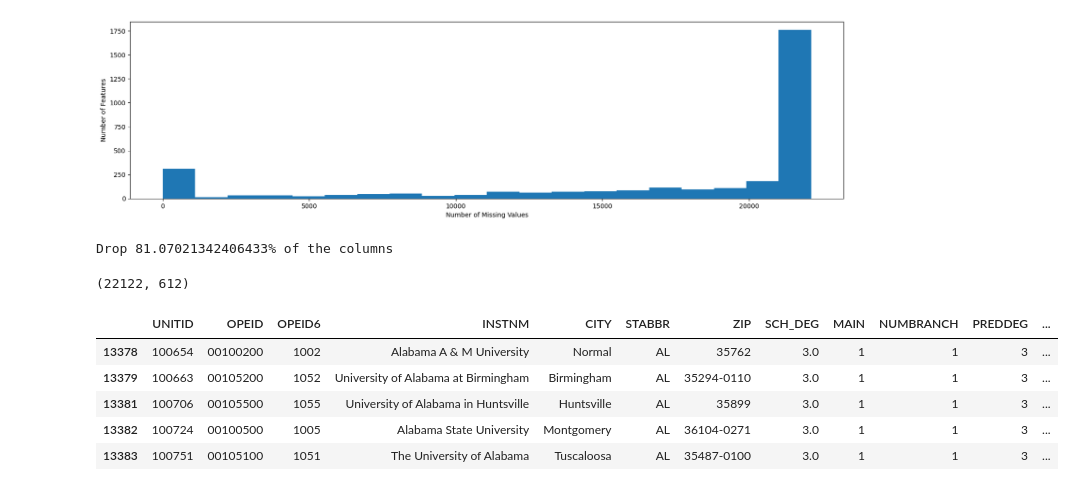
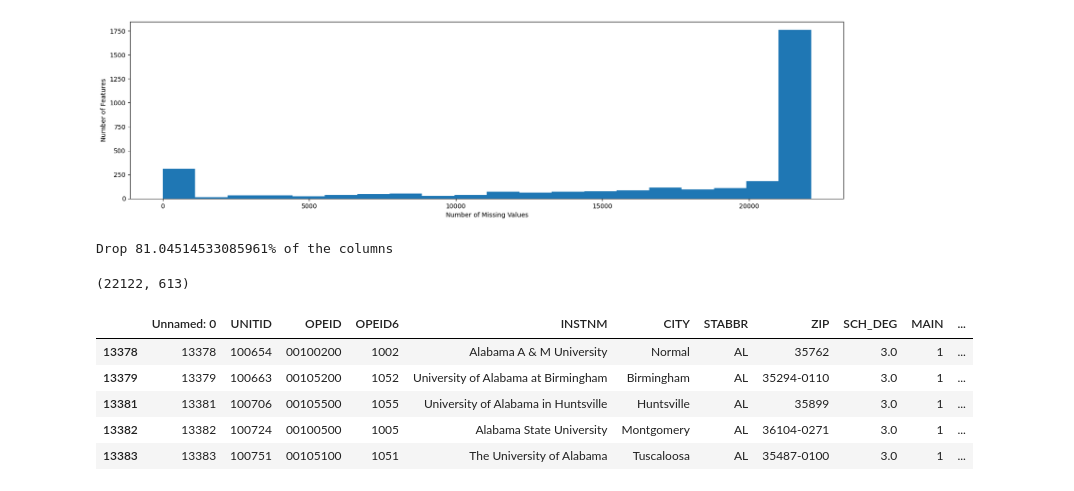
Before and after one commit to cyrilmichino/modeling-income-shares, a Jupyter notebook: college-scorecard-data-analysis.ipynb, the cells around one changed output. Saved outputs shown, nothing was run; the diff lists cells and outputs as text; code cells hidden in the pictures.

```diff
--- a/college-scorecard-data-analysis.ipynb
+++ b/college-scorecard-data-analysis.ipynb
@@ -98,6 +100,8 @@ data.head(10)
 0               NaN                      NaN                 NaN
 1               NaN                      NaN                 NaN
 2               NaN
+# %%
+data = pd.read_csv("/kaggle/working/UncleanedConsolidatedData.csv", low_memory=False)
 # %%
 #PrivacySuppressed has been used as an alternative to None in Object Columns
 data = data.map(lambda x: None if x == "PrivacySuppressed" else x, na_action='ignore')
@@ -121,28 +126,29 @@ plt.show()
 # %% [output]
 [figure]
 # %%
-to_drop = list()
+missing_cols = list()
 threshold = 0.5 * data.shape[0] #1738 seems to be the number from 0.2 to 0.4
 for column in list(data.columns):
     if data[column].isnull().sum() > threshold:
-        to_drop.append(column)
+        missing_cols.append(column)
 
-print(f"Drop {len(to_drop)/data.shape[1]*100}% of the columns")
+print(f"Drop {len(missing_cols)/data.shape[1]*100}% of the columns")
 # %% [output]
-Drop 81.07021342406433% of the columns
+Drop 81.04514533085961% of the columns
 # %%
-data = data.drop(to_drop,axis=1) ## Drop columns with extreme missingness
+data = data.drop(missing_cols,axis=1) ## Drop columns with extreme missingness
 data = data.drop_duplicates() ## Drop duplicate rows
+
 print(data.shape)
 data.head()
 # %% [output]
-(22122, 612)
+(22122, 613)
-|  | UNITID | OPEID | OPEID6 | INSTNM | CITY | STABBR | ZIP | SCH_DEG | MAIN | NUMBRANCH | PREDDEG | ... |
-| 13378 | 100654 | 00100200 | 1002 | Alabama A & M University | Normal | AL | 35762 | 3.0 | 1 | 1 | 3 | ... |
-| 13379 | 100663 | 00105200 | 1052 | University of Alabama at Birmingham | Birmingham | AL | 35294-0110 | 3.0 | 1 | 1 | 3 | ... |
-| 13381 | 100706 | 00105500 | 1055 | University of Alabama in Huntsville | Huntsville | AL | 35899 | 3.0 | 1 | 1 | 3 | ... |
-| 13382 | 100724 | 00100500 | 1005 | Alabama State University | Montgomery | AL | 36104-0271 | 3.0 | 1 | 1 | 3 | ... |
-| 13383 | 100751 | 00105100 | 1051 | The University of Alabama | Tuscaloosa | AL | 35487-0100 | 3.0 | 1 | 1 | 3 | ... |
+|  | Unnamed: 0 | UNITID | OPEID | OPEID6 | INSTNM | CITY | STABBR | ZIP | SCH_DEG | MAIN | ... |
+| 13378 | 13378 | 100654 | 00100200 | 1002 | Alabama A & M University | Normal | AL | 35762 | 3.0 | 1 | ... |
+| 13379 | 13379 | 100663 | 00105200 | 1052 | University of Alabama at Birmingham | Birmingham | AL | 35294-0110 | 3.0 | 1 | ... |
+| 13381 | 13381 | 100706 | 00105500 | 1055 | University of Alabama in Huntsville | Huntsville | AL | 35899 | 3.0 | 1 | ... |
+| 13382 | 13382 | 100724 | 00100500 | 1005 | Alabama State University | Montgomery | AL | 36104-0271 | 3.0 | 1 | ... |
+| 13383 | 13383 | 100751 | 00105100 | 1051 | The University of Alabama | Tuscaloosa | AL | 35487-0100 | 3.0 | 1 | ... |
 # %%
 plt.figure(figsize=(20,5))
 sns.heatmap(data.isnull())
```
Also changed, not shown: parts of 13 cells of this notebook.
